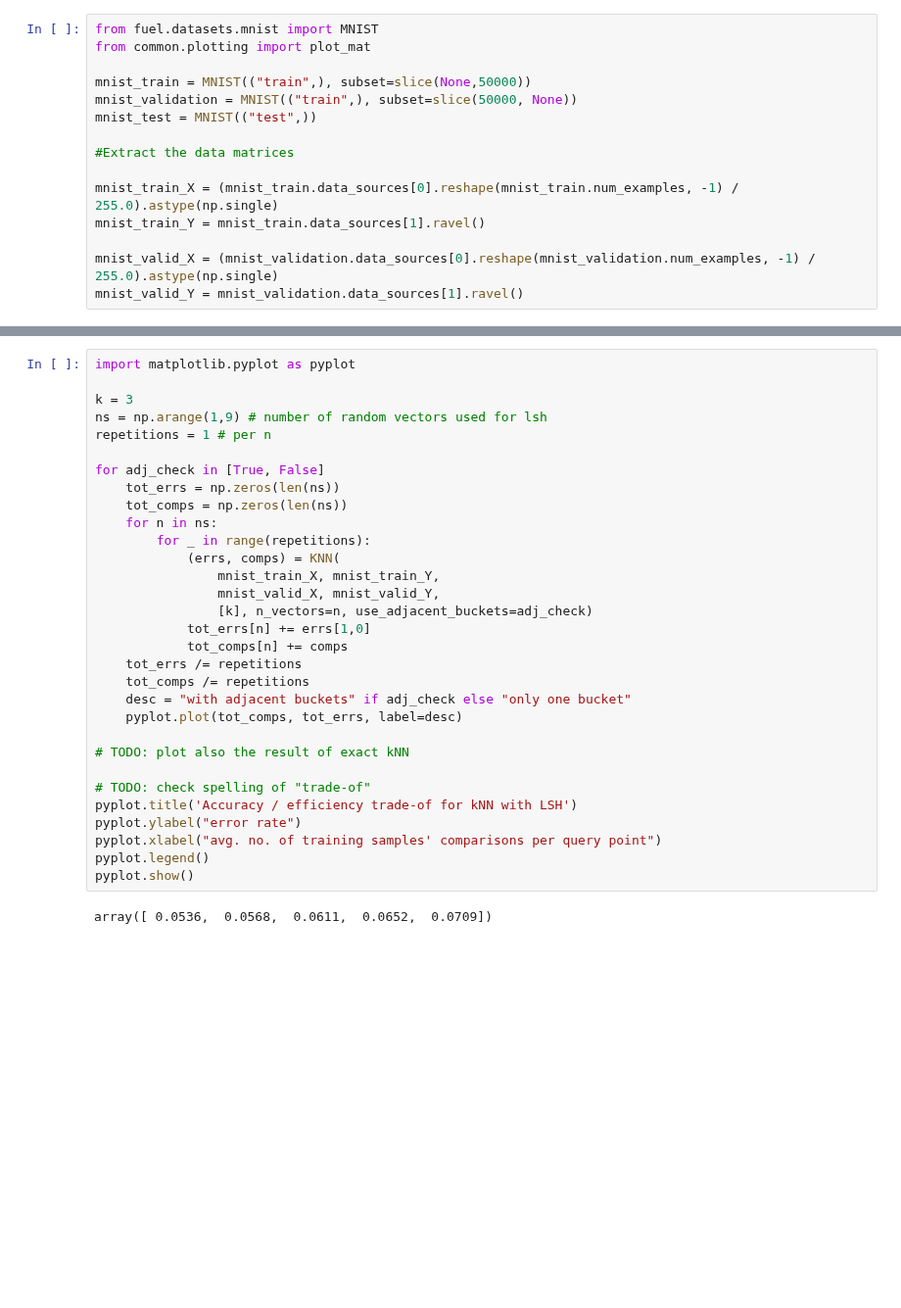
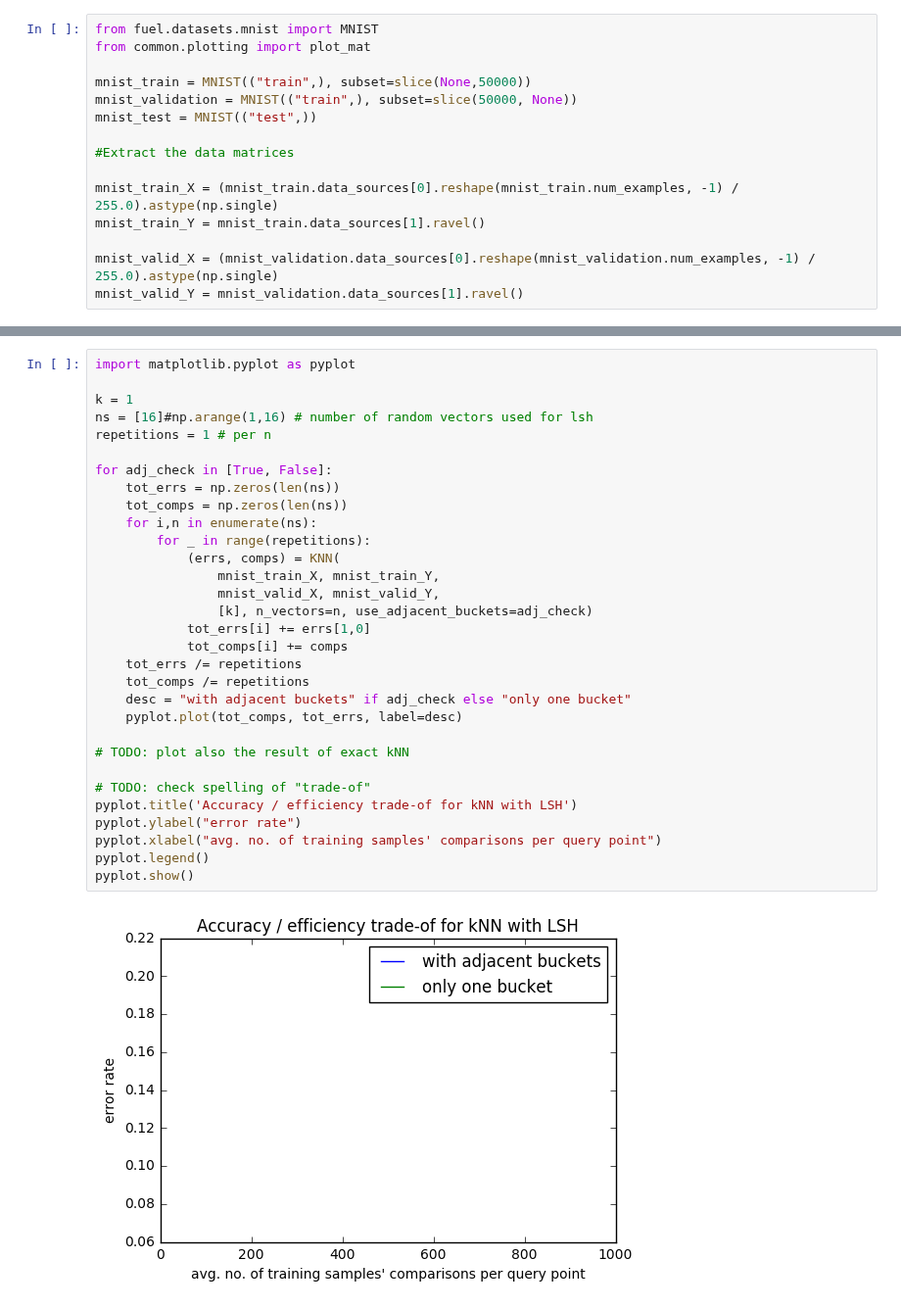
Before and after one commit to sequba/nn_assignments, a Jupyter notebook: assignment1/Assignment1.ipynb, the cells around one changed output, grey strips where cells are left out. Shown at 98% size. Cells and saved outputs as stored; diff of their text form; blank space fills up the shorter version.

```diff
--- a/assignment1/Assignment1.ipynb
+++ b/assignment1/Assignment1.ipynb
@@ -935,33 +936,33 @@ plot(mnist_validation_errs[0,:], mnist_validation_errs[1,:])
 # %%
 import matplotlib.pyplot as pyplot
 
-k = 3
-ns = np.arange(1,9) # number of random vectors used for lsh
+k = 1
+ns = [16]#np.arange(1,16) # number of random vectors used for lsh
 repetitions = 1 # per n
 
-for adj_check in [True, False]
+for adj_check in [True, False]:
     tot_errs = np.zeros(len(ns))
     tot_comps = np.zeros(len(ns))
-    for n in ns:
+    for i,n in enumerate(ns):
         for _ in range(repetitions):
             (errs, comps) = KNN(
                 mnist_train_X, mnist_train_Y,
                 mnist_valid_X, mnist_valid_Y,
                 [k], n_vectors=n, use_adjacent_buckets=adj_check)
-            tot_errs[n] += errs[1,0]
-            tot_comps[n] += comps
+            tot_errs[i] += errs[1,0]
+            tot_comps[i] += comps
     tot_errs /= repetitions
     tot_comps /= repetitions
     desc = "with adjacent buckets" if adj_check else "only one bucket"
     pyplot.plot(tot_comps, tot_errs, label=desc)
 
 # TODO: plot also the result of exact kNN
 
 # TODO: check spelling of "trade-of"
 pyplot.title('Accuracy / efficiency trade-of for kNN with LSH')
 pyplot.ylabel("error rate")
 pyplot.xlabel("avg. no. of training samples' comparisons per query point")
 pyplot.legend()
 pyplot.show()
 # %% [output]
-array([ 0.0536,  0.0568,  0.0611,  0.0652,  0.0709])
+[figure, added]
```
Also changed, not shown: parts of 3 cells of this notebook.
